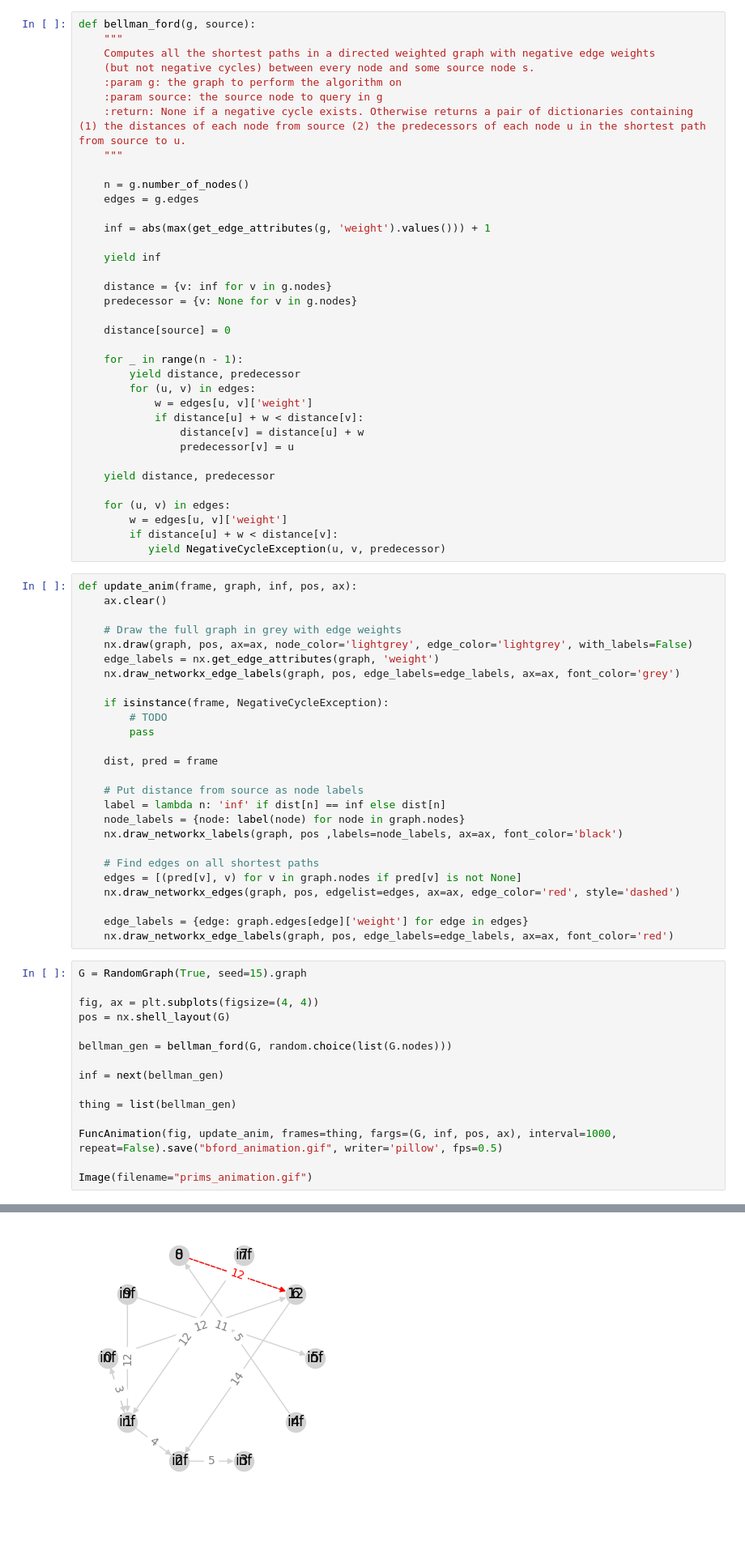
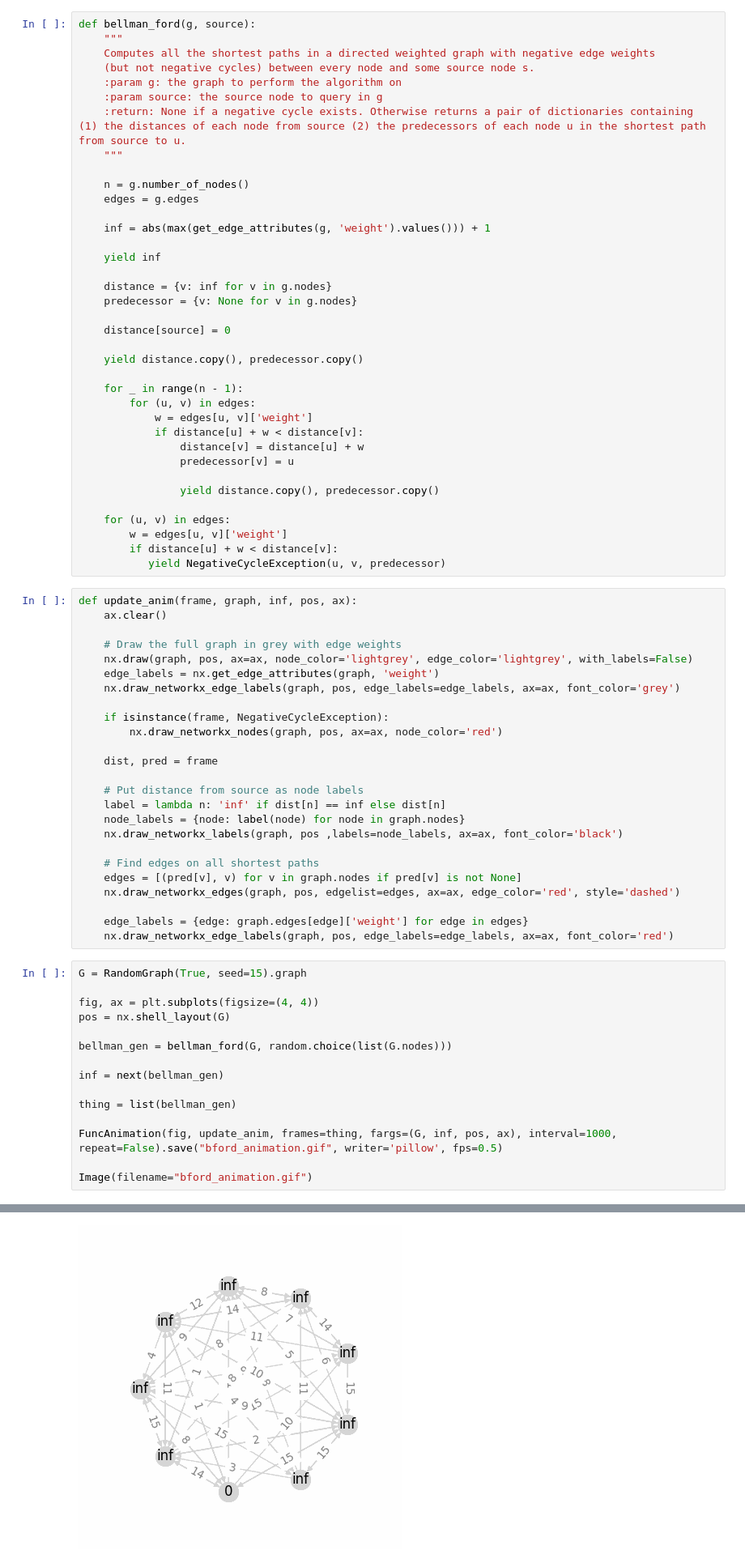
Before and after one commit to MidnightHermes/CS5110-Final-Project, a Jupyter notebook: src/algorithms/bellman.ipynb, the cells around one changed output, grey strips where cells are left out. Shown at 81% size. Saved outputs shown, nothing was run; the diff lists cells and outputs as text; blank space fills up the shorter version.

Commit message:
Refined Bellman-Ford visualization. Need to test on graphs with negative cycles

```diff
--- a/src/algorithms/bellman.ipynb
+++ b/src/algorithms/bellman.ipynb
@@ -30,15 +30,16 @@ def bellman_ford(g, source):
 
     distance[source] = 0
 
+    yield distance.copy(), predecessor.copy()
+
     for _ in range(n - 1):
-        yield distance, predecessor
         for (u, v) in edges:
             w = edges[u, v]['weight']
             if distance[u] + w < distance[v]:
                 distance[v] = distance[u] + w
                 predecessor[v] = u
 
-    yield distance, predecessor
+                yield distance.copy(), predecessor.copy()
 
     for (u, v) in edges:
         w = edges[u, v]['weight']
@@ -54,8 +55,7 @@ def update_anim(frame, graph, inf, pos, ax):
     nx.draw_networkx_edge_labels(graph, pos, edge_labels=edge_labels, ax=ax, font_color='grey')
 
     if isinstance(frame, NegativeCycleException):
-        # TODO
-        pass
+        nx.draw_networkx_nodes(graph, pos, ax=ax, node_color='red')
 
     dist, pred = frame
 
@@ -84,5 +84,5 @@ thing = list(bellman_gen)
 
 FuncAnimation(fig, update_anim, frames=thing, fargs=(G, inf, pos, ax), interval=1000, repeat=False).save("bford_animation.gif", writer='pillow', fps=0.5)
 
-Image(filename="prims_animation.gif")
+Image(filename="bford_animation.gif")
 # %% [output]
@@ -89 +98 @@ Image(filename="prims_animation.gif")
-[figure, old version]
+[figure, new version]
```
Also changed, not shown: parts of 1 cell of this notebook, 1 other file.
